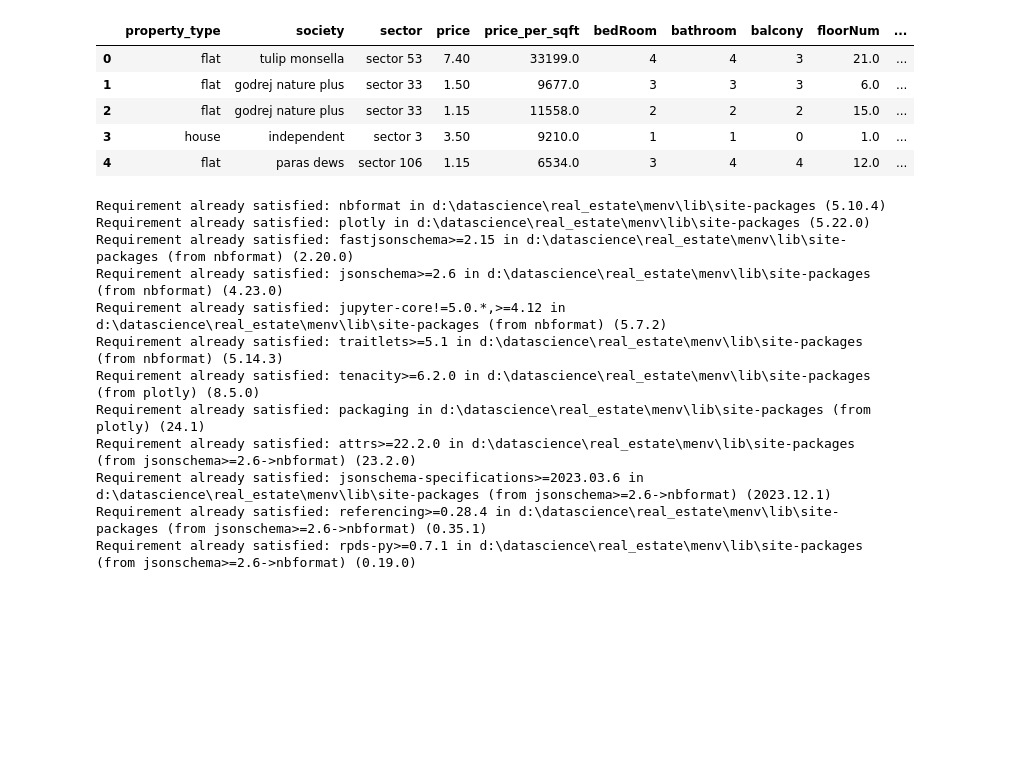
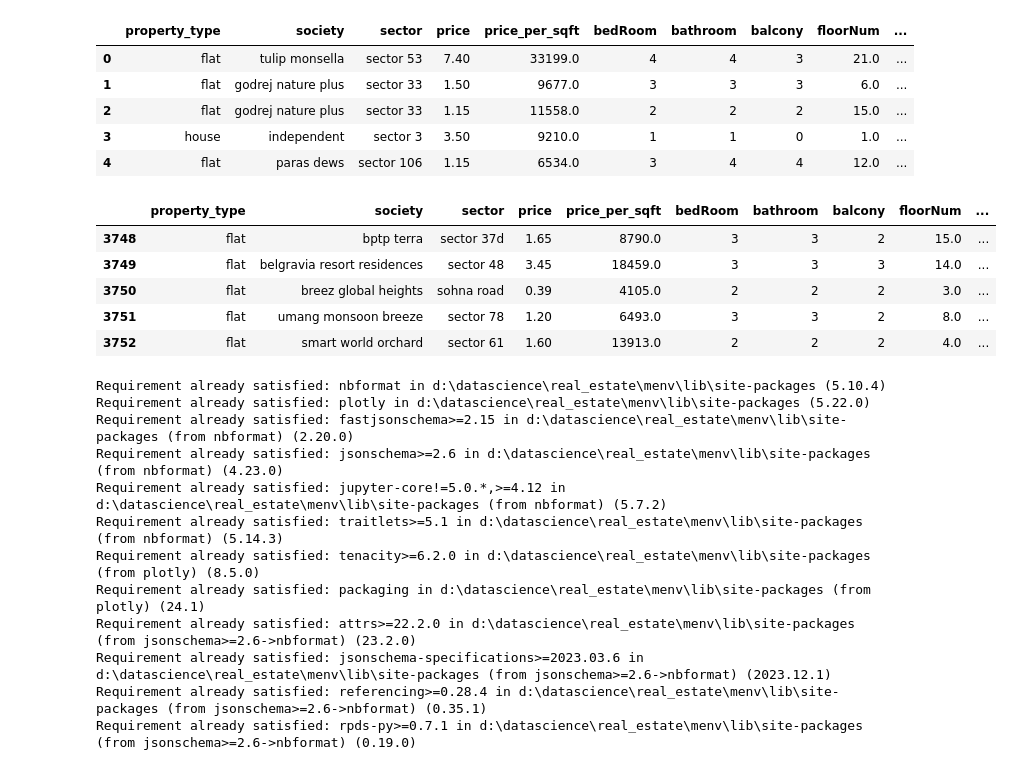
Before and after one commit to Rishabh952008/Real_Estate, a Jupyter notebook: notebooks/Feature_Selection/feature-selection.ipynb, the cells around one changed output. Saved outputs shown, nothing was run; the diff lists cells and outputs as text; code cells hidden in the pictures; blank space fills up the shorter version.

```diff
--- a/notebooks/Feature_Selection/feature-selection.ipynb
+++ b/notebooks/Feature_Selection/feature-selection.ipynb
@@ -20,6 +20,15 @@ df.head()
 | 2 | flat | godrej nature plus | sector 33 | 1.15 | 11558.0 | 2 | 2 | 2 | 15.0 | ... |
 | 3 | house | independent | sector 3 | 3.50 | 9210.0 | 1 | 1 | 0 | 1.0 | ... |
 | 4 | flat | paras dews | sector 106 | 1.15 | 6534.0 | 3 | 4 | 4 | 12.0 | ... |
+# %%
+df.tail(5)
+# %% [output]
+|  | property_type | society | sector | price | price_per_sqft | bedRoom | bathroom | balcony | floorNum | ... |
+| 3748 | flat | bptp terra | sector 37d | 1.65 | 8790.0 | 3 | 3 | 2 | 15.0 | ... |
+| 3749 | flat | belgravia resort residences | sector 48 | 3.45 | 18459.0 | 3 | 3 | 3 | 14.0 | ... |
+| 3750 | flat | breez global heights | sohna road | 0.39 | 4105.0 | 2 | 2 | 2 | 3.0 | ... |
+| 3751 | flat | umang monsoon breeze | sector 78 | 1.20 | 6493.0 | 3 | 3 | 2 | 8.0 | ... |
+| 3752 | flat | smart world orchard | sector 61 | 1.60 | 13913.0 | 2 | 2 | 2 | 4.0 | ... |
 # %%
 !pip install nbformat plotly
 # %% [output]
```
Also changed, not shown: 16 other files.
